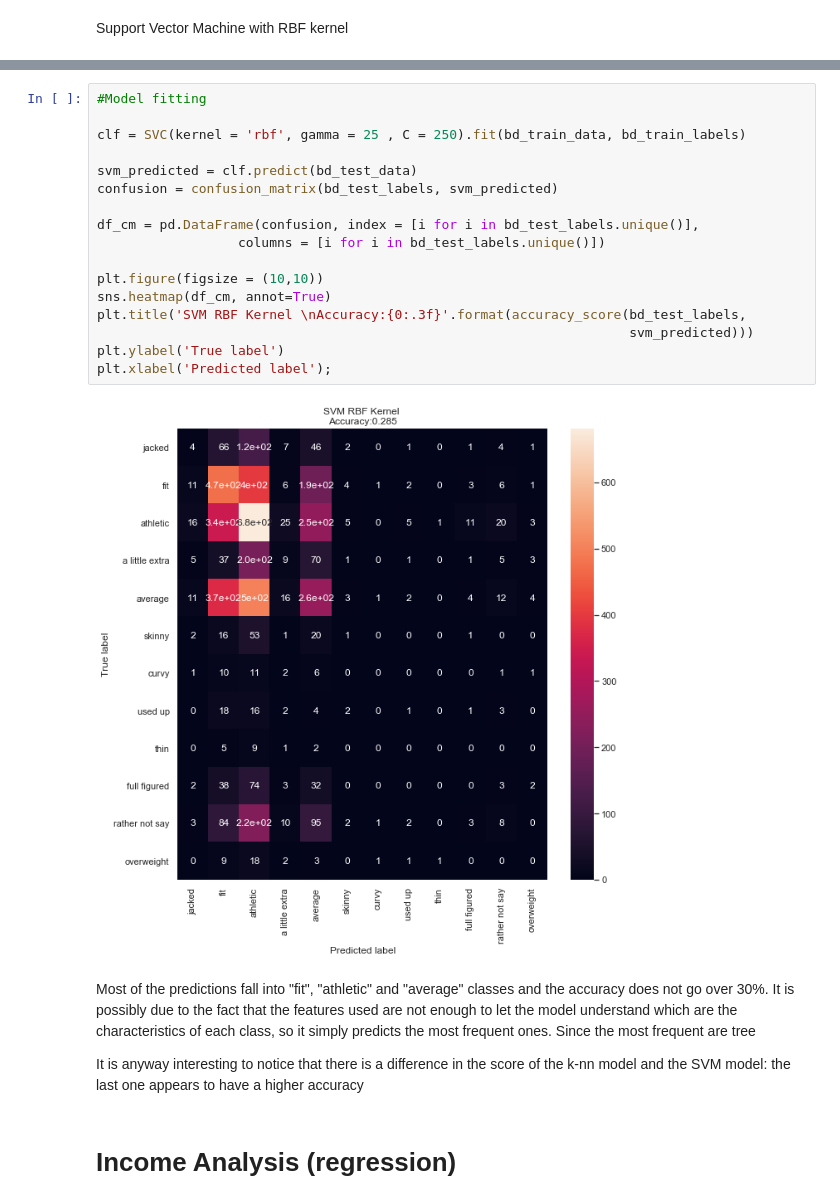
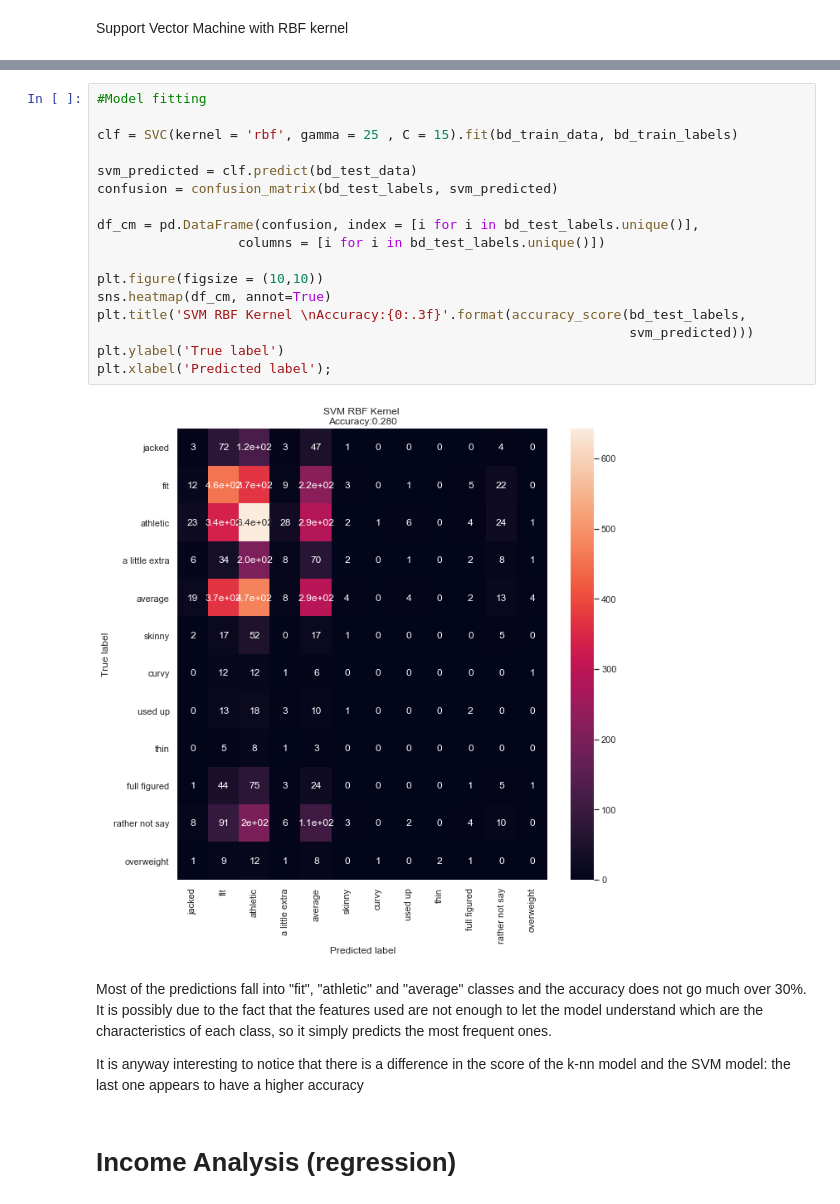
Before and after one commit to AleGuarnieri/aleguarnieri.github.io, a Jupyter notebook: Date-a-Scientist/Date a Scientist.ipynb, the cells around one changed output, grey strips where cells are left out. Drawn from its saved outputs; the diff is of its cells as text.

```diff
--- a/Date-a-Scientist/Date a Scientist.ipynb
+++ b/Date-a-Scientist/Date a Scientist.ipynb
@@ -265,24 +292,24 @@ plt.show()
 # %%
 #Model fitting
 
-clf = SVC(kernel = 'rbf', gamma = 25 , C = 250).fit(bd_train_data, bd_train_labels)
+clf = SVC(kernel = 'rbf', gamma = 25 , C = 15).fit(bd_train_data, bd_train_labels)
 
 svm_predicted = clf.predict(bd_test_data)
 confusion = confusion_matrix(bd_test_labels, svm_predicted)
 
 df_cm = pd.DataFrame(confusion, index = [i for i in bd_test_labels.unique()],
                   columns = [i for i in bd_test_labels.unique()])
 
 plt.figure(figsize = (10,10))
 sns.heatmap(df_cm, annot=True)
 plt.title('SVM RBF Kernel \nAccuracy:{0:.3f}'.format(accuracy_score(bd_test_labels,
                                                                     svm_predicted)))
 plt.ylabel('True label')
 plt.xlabel('Predicted label');
 # %% [output]
-[figure, old version]
+[figure, new version]
 # %% [markdown]
-Most of the predictions fall into "fit", "athletic" and "average" classes and the accuracy does not go over 30%. It is possibly due to the fact that the features used are not enough to let the model understand which are the characteristics of each class, so it simply predicts the most frequent ones. Since the most frequent are tree
+Most of the predictions fall into "fit", "athletic" and "average" classes and the accuracy does not go much over 30%. It is possibly due to the fact that the features used are not enough to let the model understand which are the characteristics of each class, so it simply predicts the most frequent ones.
 
 It is anyway interesting to notice that there is a difference in the score of the k-nn model and the SVM model: the last one appears to have a higher accuracy
 # %% [markdown]
```
Also changed, not shown: parts of 12 cells of this notebook.
